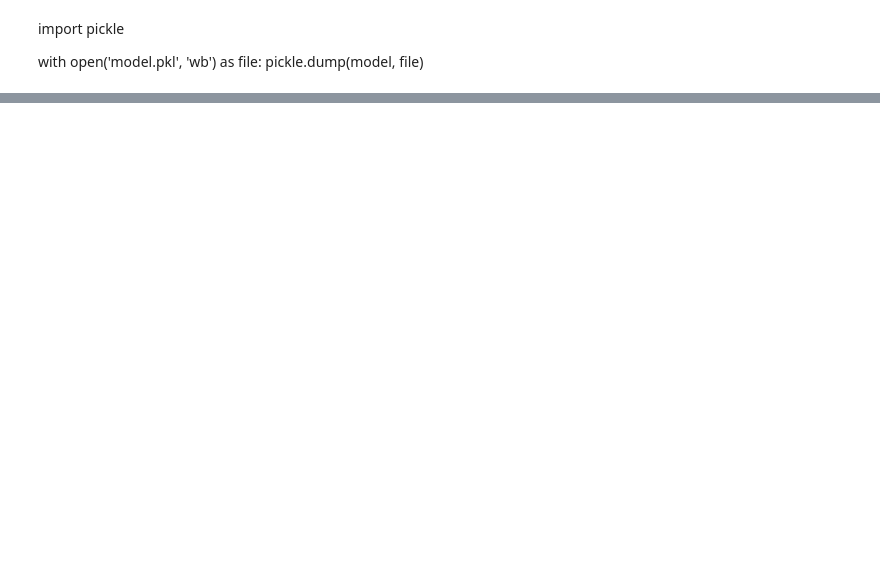
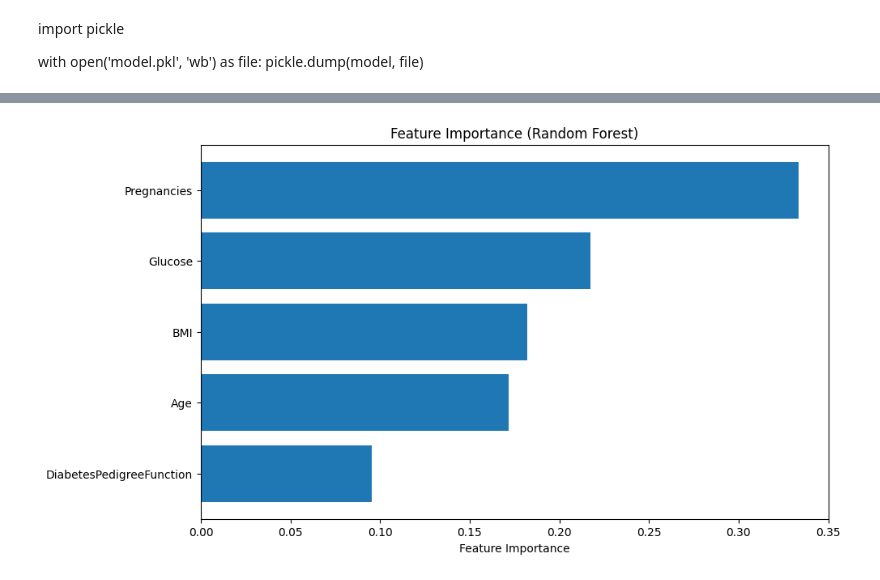
Before and after one commit to JOCRZ/Meriskill-Internship, a Jupyter notebook: Projects/Project2/M3Project2.ipynb, the cells around one changed output, grey strips where cells are left out. Cells and saved outputs as stored; diff of their text form; code cells hidden in the pictures; blank space fills up the shorter version.

```diff
--- a/Projects/Project2/M3Project2.ipynb
+++ b/Projects/Project2/M3Project2.ipynb
@@ -191,3 +213,8 @@ import pickle
 
 with open('model.pkl', 'wb') as file:
     pickle.dump(model, file)
+# %%
+from sklearn.ensemble import RandomForestClassifier
+
+rfc = RandomForestClassifier(n_estimators=200)
+rfc.fit(X_train, y_train)
@@ -193,0 +267,29 @@ with open('model.pkl', 'wb') as file:
+# %%
+import numpy as np
+import matplotlib.pyplot as plt
+
+# Assuming you have a trained Random Forest model called 'rf_model'
+# and X_train contains your training feature matrix
+
+# Get feature importances from the Random Forest model
+importances = rfc.feature_importances_
+
+# Define feature names manually or access them from wherever you defined them
+feature_names = ['Pregnancies', 'Glucose','BMI', 'DiabetesPedigreeFunction', 'Age']  # Replace with your actual feature names
+
+# Sort feature names by importance
+sorted_feature_names = [x for _, x in sorted(zip(importances, feature_names), reverse=True)]
+
+# Sort the importances accordingly
+sorted_importances = np.sort(importances)[::-1]
+
+# Create a bar plot of feature importance
+plt.figure(figsize=(10, 6))
+plt.barh(range(len(sorted_feature_names)), sorted_importances, align='center')
+plt.yticks(range(len(sorted_feature_names)), sorted_feature_names)
+plt.xlabel('Feature Importance')
+plt.title('Feature Importance (Random Forest)')
+plt.gca().invert_yaxis()  # Invert the y-axis for better visualization
+plt.show()
+# %% [output]
+[figure, added]
```
Also changed, not shown: parts of 27 cells of this notebook, 3 other files.
